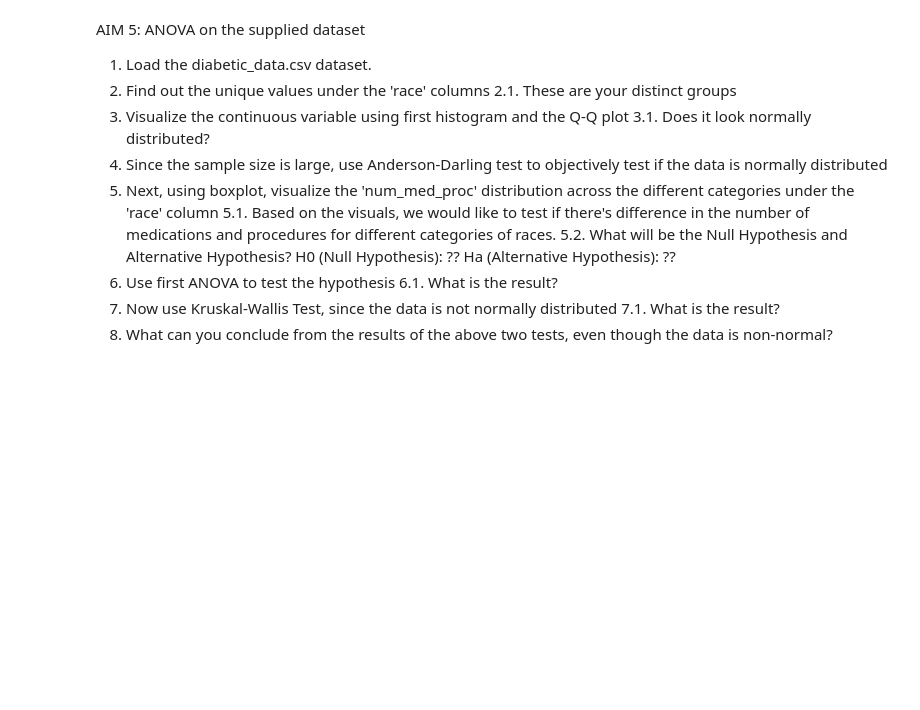
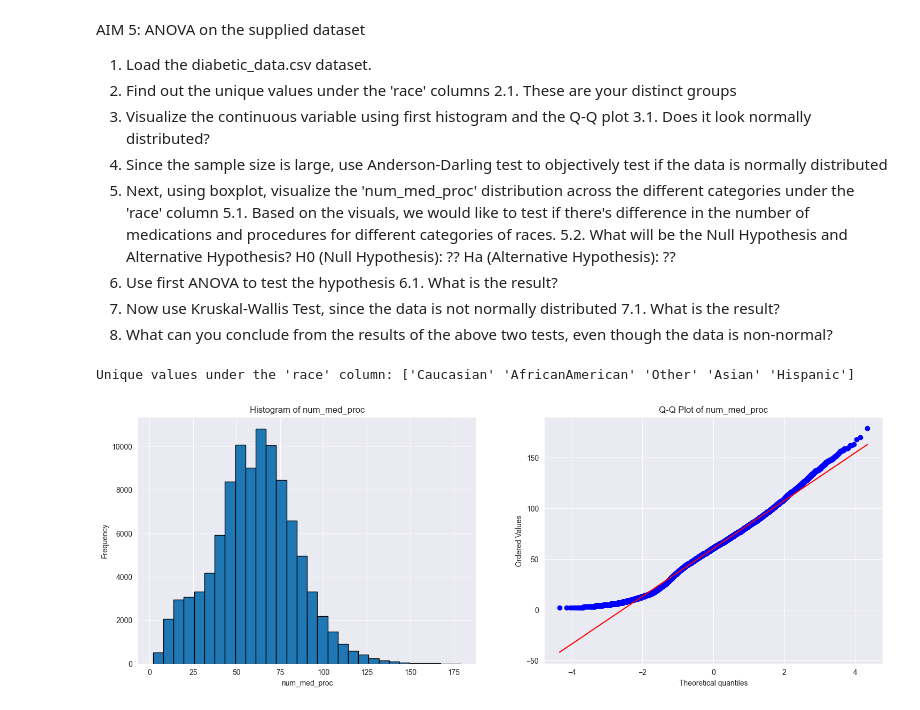
Before and after one commit to charlesyifanli/python_and_data, a Jupyter notebook: 1009_anova/aim05.ipynb, the cells around one changed output. Saved outputs shown, nothing was run; the diff lists cells and outputs as text; code cells hidden in the pictures; blank space fills up the shorter version.

```diff
--- a/1009_anova/aim05.ipynb
+++ b/1009_anova/aim05.ipynb
@@ -22 +24,24 @@ from scipy.stats import kruskal
 import scipy.stats as stats
+# %%
+df = pd.read_csv('diabetic_data.csv')
+# %%
+unique_races = df['race'].unique()
+print("Unique values under the 'race' column:", unique_races)
+# %% [output]
+Unique values under the 'race' column: ['Caucasian' 'AfricanAmerican' 'Other' 'Asian' 'Hispanic']
+# %%
+fig, axes = plt.subplots(1, 2, figsize=(18, 6))
+
+plt.sca(axes[0])
+plt.hist(df['num_med_proc'], bins=30, edgecolor='black')
+plt.title('Histogram of num_med_proc')
+plt.xlabel('num_med_proc')
+plt.ylabel('Frequency')
+
+plt.sca(axes[1])
+stats.probplot(x=df['num_med_proc'], dist='norm', plot=plt)
+plt.title('Q-Q Plot of num_med_proc')
+
+plt.show()
+# %% [output]
+[figure, added]
```
Also changed, not shown: parts of 6 cells of this notebook.
